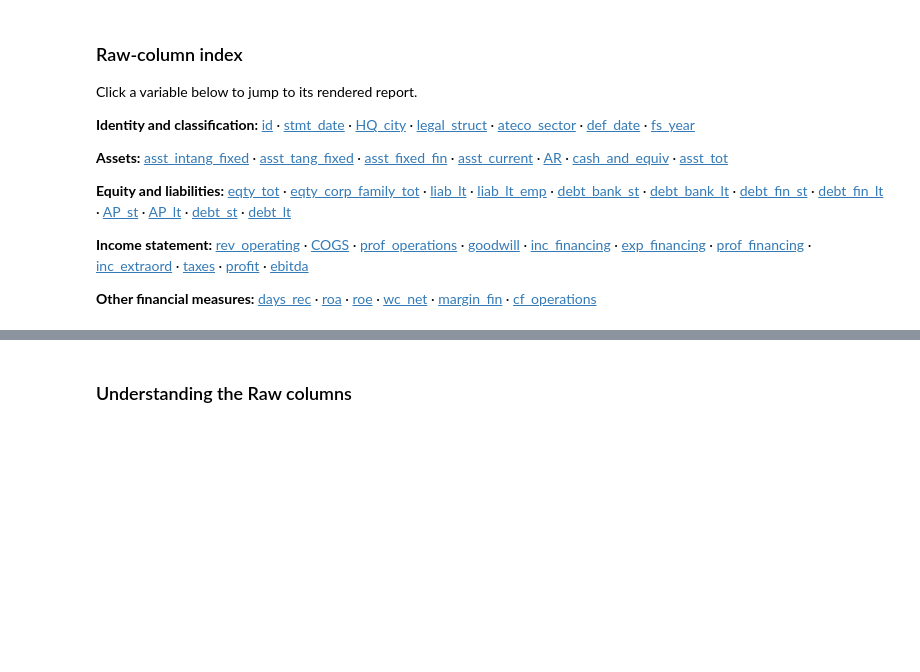
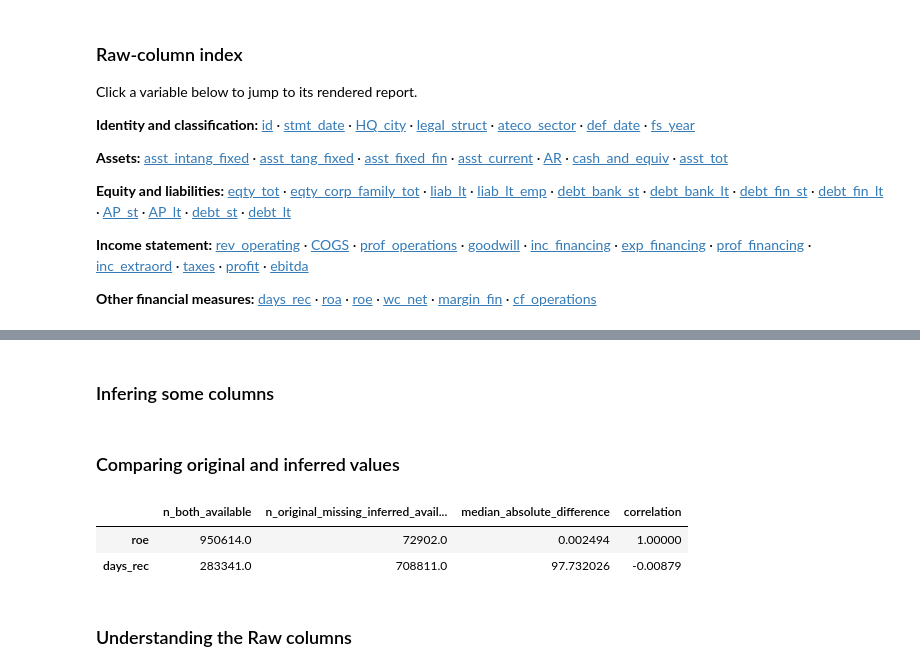
Before and after one commit to YuxinYY/finance_term_project, a Jupyter notebook: notebooks/EDA/01_playground.ipynb, the cells around one changed output, grey strips where cells are left out. Cells and saved outputs as stored; diff of their text form; code cells hidden in the pictures; blank space fills up the shorter version.

```diff
--- a/notebooks/EDA/01_playground.ipynb
+++ b/notebooks/EDA/01_playground.ipynb
@@ -23,0 +38,2 @@ RAW_COLUMNS = data.columns.tolist()
+# %% [markdown]
+### Infering some columns
@@ -23,0 +43,25 @@ RAW_COLUMNS = data.columns.tolist()
+# %% [markdown]
+### Comparing original and inferred values
+# %%
+def compare_original_and_inferred(frame, original, inferred):
+    original_values = pd.to_numeric(frame[original], errors="coerce")
+    inferred_values = pd.to_numeric(frame[inferred], errors="coerce").replace([np.inf, -np.inf], np.nan)
+    both_available = original_values.notna() & inferred_values.notna()
+    absolute_difference = (original_values - inferred_values).abs()
+
+    return pd.Series({
+        "n_both_available": both_available.sum(),
+        "n_original_missing_inferred_available": (original_values.isna() & inferred_values.notna()).sum(),
+        "median_absolute_difference": absolute_difference[both_available].median(),
+        "correlation": original_values[both_available].corr(inferred_values[both_available]),
+    })
+
+comparison_summary = pd.DataFrame({
+    "roe": compare_original_and_inferred(data, "roe", "roe_infer"),
+    "days_rec": compare_original_and_inferred(data, "days_rec", "days_rec_infer"),
+}).T
+comparison_summary
+# %% [output]
+|  | n_both_available | n_original_missing_inferred_avail... | median_absolute_difference | correlation |
+| roe | 950614.0 | 72902.0 | 0.002494 | 1.00000 |
+| days_rec | 283341.0 | 708811.0 | 97.732026 | -0.00879 |
```
Also changed, not shown: parts of 8 cells of this notebook, 10 other files.
